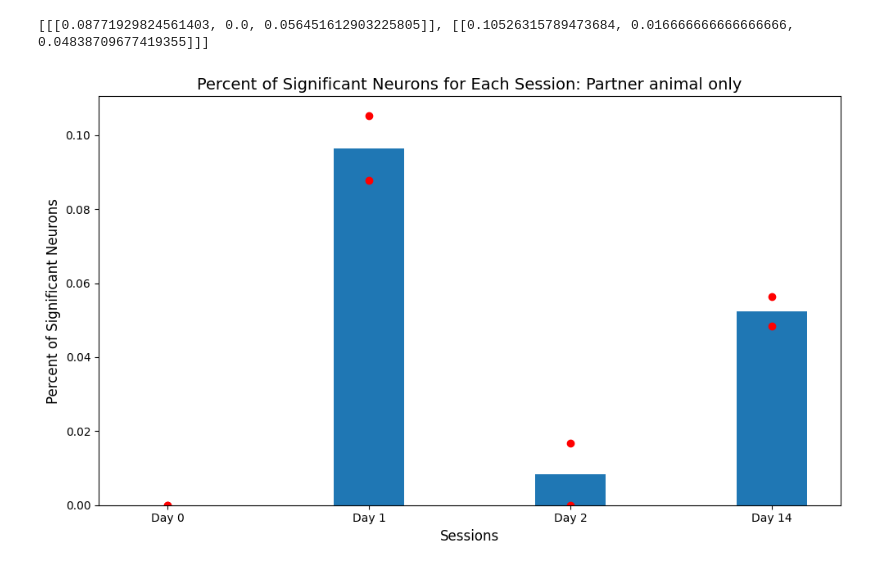
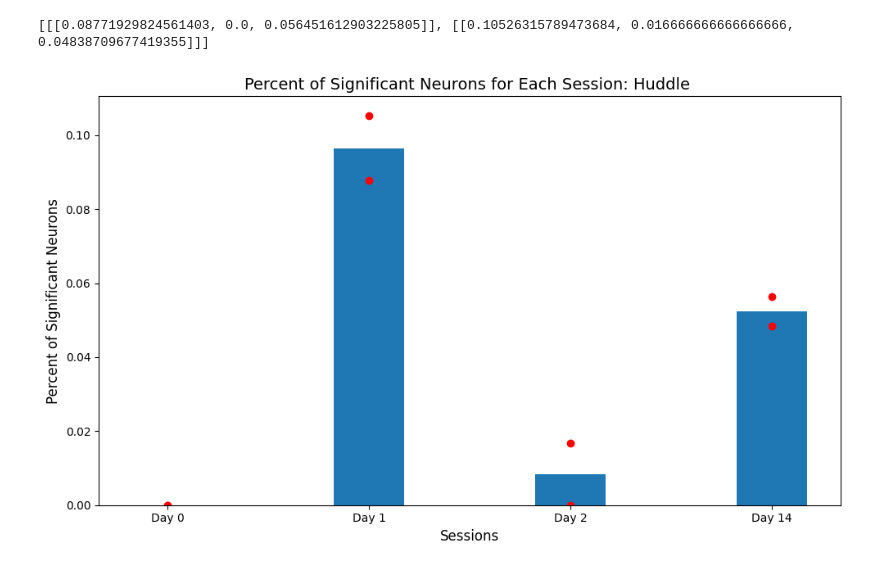
Before and after one commit to donaldsonlab/SMTB_2023, a Jupyter notebook: imaging/code/notebooks/analyze_group.ipynb, the cells around one changed output. Drawn from its saved outputs; the diff is of its cells as text; code cells hidden in the pictures.

Commit message:
new old graphs

```diff
--- a/imaging/code/notebooks/analyze_group.ipynb
+++ b/imaging/code/notebooks/analyze_group.ipynb
@@ -265,32 +265,32 @@ p_values_group_array = np.array([[0.0, 0.08771929824561403, 0.0, 0.0564516129032
 
 #pdb.set_trace()
 sessions = ['Day 0', 'Day 1', 'Day 2', 'Day 14']
 groups = ['5546', '5573']
 
 # Define the bar width
 bar_width = 0.35
 
 # Create an array of indices for the sessions
 x = np.arange(len(sessions))
 
 # Create grouped bar plots
 plt.figure(figsize=(10, 6))
 
 # Align the input data
   #plt.bar(x + i * bar_width, np.ravel(data), width=bar_width, label=groups[i])
 plt.bar(sessions, np.mean(p_values_group_array, axis=0), width=bar_width)
 
 for i, group in enumerate(sessions):
     scatter_values = p_values_group_array[:, i]
     plt.scatter([i,i], scatter_values, marker='o', label=f'{group} Scatter', color='r')
 
 plt.xlabel('Sessions', fontsize=12)
 plt.ylabel('Percent of Significant Neurons', fontsize=12)
-plt.title('Percent of Significant Neurons for Each Session: Partner animal only', fontsize=14)
+plt.title('Percent of Significant Neurons for Each Session: Huddle ', fontsize=14)
 
 #plt.xticks(x + bar_width * (len(p_values_group) - 1) / 2, sessions)
 
 plt.tight_layout()
 plt.show()
 # %% [output]
-[figure, old version]
+[figure, new version]
```
Also changed, not shown: 3 other files.
